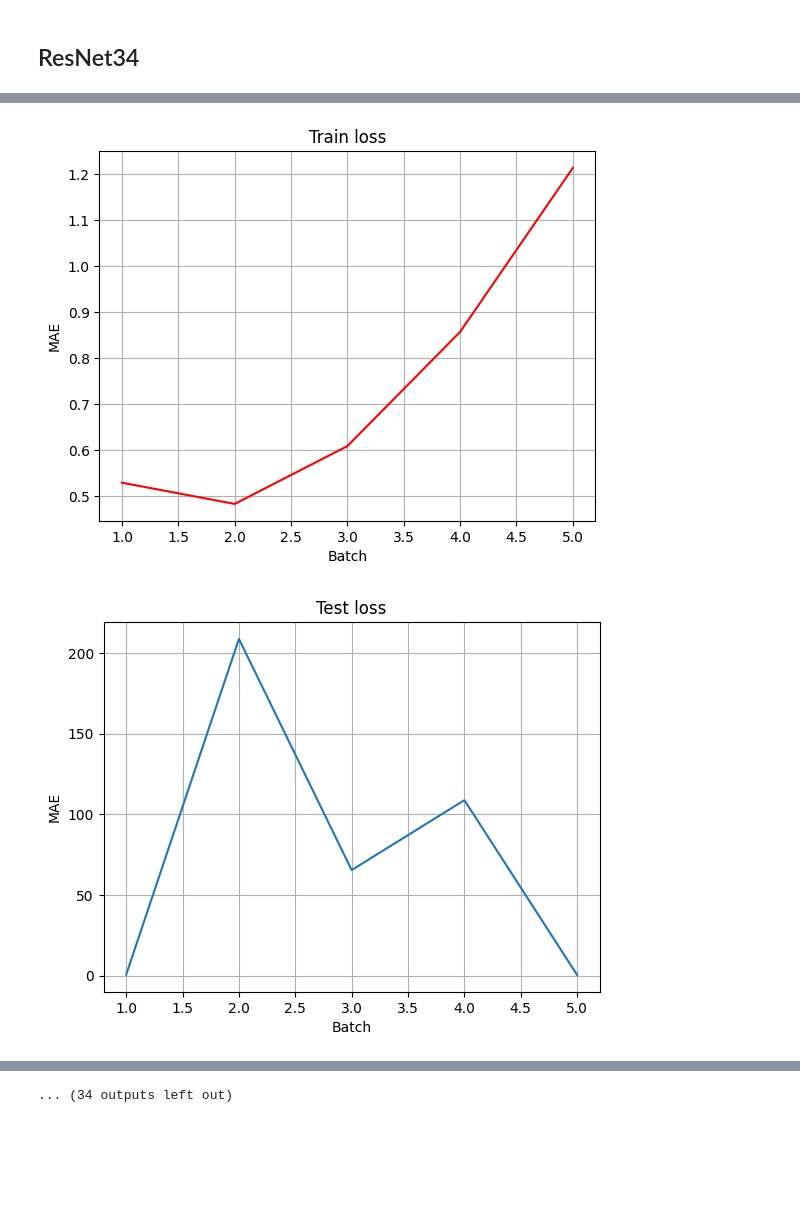
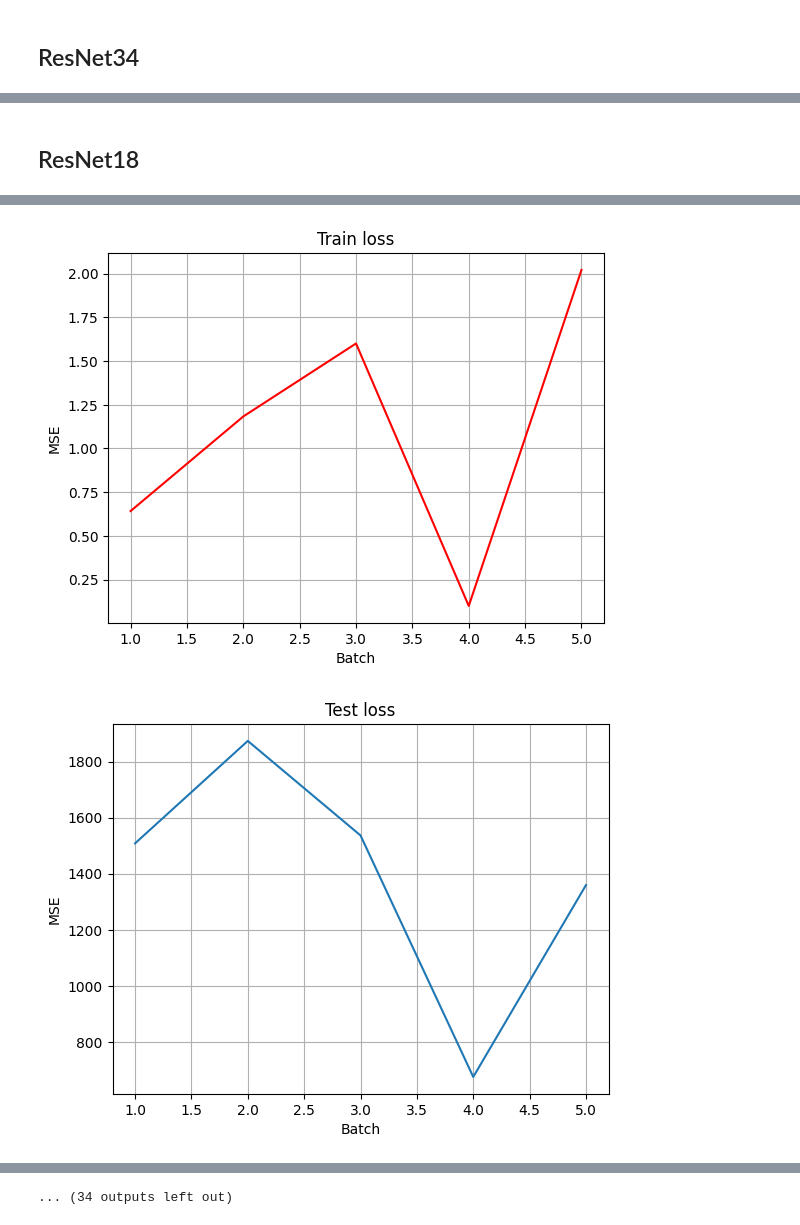
Before and after one commit to zibestr/Competition, a Jupyter notebook: model.ipynb, the cells around one changed output, grey strips where cells are left out. Drawn from its saved outputs; the diff is of its cells as text; code cells hidden in the pictures; blank space fills up the shorter version.

Commit message:
add resnet18

```diff
--- a/model.ipynb
+++ b/model.ipynb
@@ -92,7 +92,7 @@ class BuildingDataset(torch.utils.data.Dataset):
     Torch dataset
 
     Returns tuple of form: tensor_image, tensor_dist, tensor_y
-    (resize image to 440x440 pixels)
+    (resize image to 400x400 pixels)
 
     - tensor_image is image of shape (n_channels, height, width),
     - tensor_dist is distance between camera and building in meters,
@@ -135,7 +135,7 @@ class BuildingDataset(torch.utils.data.Dataset):
                                              torch.Tensor]:
         filename = f"{self.folder}/{self.df['filename'].iloc[key]}"
 
-        return (self.image2tensor(Image.open(filename), device=device)[:,:-160,130:-350],
+        return (self.image2tensor(Image.open(filename), device=device)[:,:-200,150:-370],
                 torch.tensor(self.df["distance"].iloc[key], device=device, dtype=torch.float32),
                 torch.tensor(self.df["height"].iloc[key], device=device, dtype=torch.float32))
 # %%
@@ -174,7 +174,7 @@ Batch num: 4, input: torch.Size([4, 3, 440, 440]), torch.Size([4]), torch.Size([
 # %% [markdown]
 ## Loss
 # %%
-loss = nn.L1Loss()
+loss = nn.MSELoss()
 lr = 1e-3
 epochs = 15
 # %% [markdown]
@@ -200,7 +200,7 @@ def train_loop(dataloader, model, loss_fn, optimizer):
     plt.plot(np.arange(1, len(dataloader) + 1), losses, color="red")
     plt.grid()
     plt.xlabel("Batch")
-    plt.ylabel("MAE")
+    plt.ylabel("MSE")
     plt.title("Train loss")
     plt.show()
 
@@ -221,7 +221,7 @@ def test_loop(dataloader, model, loss_fn):
     plt.plot(np.arange(1, len(dataloader) + 1), losses)
     plt.grid()
     plt.xlabel("Batch")
-    plt.ylabel("MAE")
+    plt.ylabel("MSE")
     plt.title("Test loss")
     plt.show()
 
@@ -295,8 +344,16 @@ optimizer = torch.optim.Adam(resnet34.parameters(), lr=lr)
+# %% [markdown]
+## ResNet18
 # %%
+from networks import ResNet18
+
+
+resnet18 = ResNet18().to(device)
+optimizer = torch.optim.Adam(resnet18.parameters(), lr=lr)
+
 for epoch in range(epochs):
     print(f"Epoch {epoch + 1}\n-------------------------------")
-    train_loop(dataloader, resnet34, loss, optimizer)
-    test_loop(dataloader, resnet34, loss)
+    train_loop(dataloader, resnet18, loss, optimizer)
+    test_loop(dataloader, resnet18, loss)
 print("Done!")
 # %% [output]
 Epoch 1
@@ -320,2 +377,2 @@ loss: 1.214225  [5/5]
-[figure, old version]
+[figure, new version]
-[figure, old version]
+[figure, new version]
```
Also changed, not shown: parts of 6 cells of this notebook, 3 other files.
